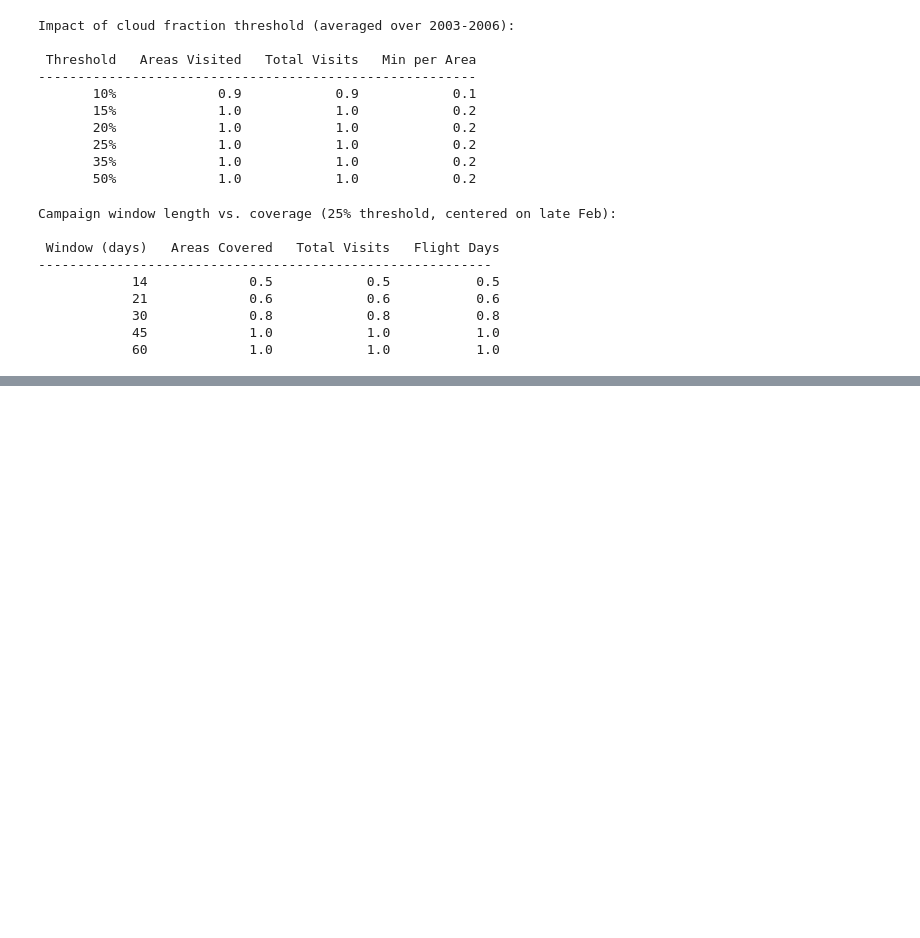
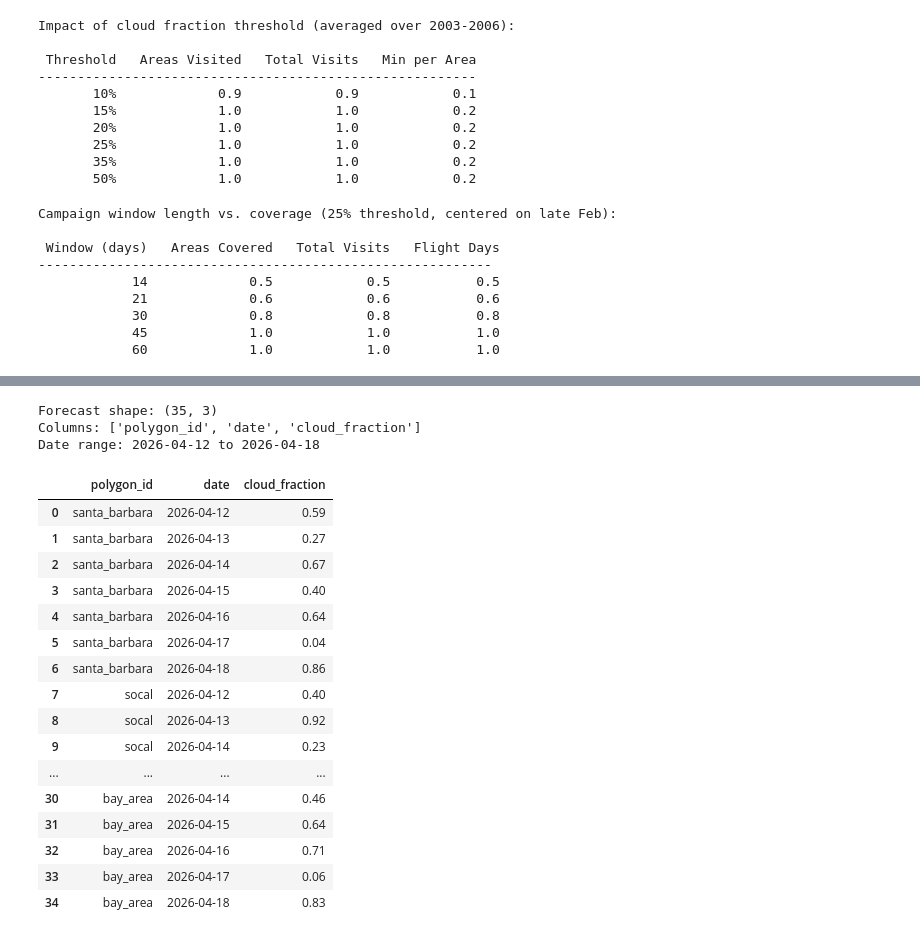
Before and after one commit to ryanpavlick/hyplan, a Jupyter notebook: notebooks/cloud_analysis.ipynb, the cells around one changed output, grey strips where cells are left out. Cells and saved outputs as stored; diff of their text form; code cells hidden in the pictures; blank space fills up the shorter version.

```diff
--- a/notebooks/cloud_analysis.ipynb
+++ b/notebooks/cloud_analysis.ipynb
@@ -372,0 +426,29 @@ clear, cloudy, or mixed.
+# %%
+# Daily forecast (default: 7 days, best-match model)
+forecast_df = fetch_cloud_forecast(polygon_file, forecast_days=7)
+
+print(f"Forecast shape: {forecast_df.shape}")
+print(f"Columns: {list(forecast_df.columns)}")
+print(f"Date range: {forecast_df['date'].min().date()} to {forecast_df['date'].max().date()}")
+forecast_df
+# %% [output]
+Forecast shape: (35, 3)
+Columns: ['polygon_id', 'date', 'cloud_fraction']
+Date range: 2026-04-12 to 2026-04-18
+|  | polygon_id | date | cloud_fraction |
+| 0 | santa_barbara | 2026-04-12 | 0.59 |
+| 1 | santa_barbara | 2026-04-13 | 0.27 |
+| 2 | santa_barbara | 2026-04-14 | 0.67 |
+| 3 | santa_barbara | 2026-04-15 | 0.40 |
+| 4 | santa_barbara | 2026-04-16 | 0.64 |
+| 5 | santa_barbara | 2026-04-17 | 0.04 |
+| 6 | santa_barbara | 2026-04-18 | 0.86 |
+| 7 | socal | 2026-04-12 | 0.40 |
+| 8 | socal | 2026-04-13 | 0.92 |
+| 9 | socal | 2026-04-14 | 0.23 |
+| ... | ... | ... | ... |
+| 30 | bay_area | 2026-04-14 | 0.46 |
+| 31 | bay_area | 2026-04-15 | 0.64 |
+| 32 | bay_area | 2026-04-16 | 0.71 |
+| 33 | bay_area | 2026-04-17 | 0.06 |
+| 34 | bay_area | 2026-04-18 | 0.83 |
```
Also changed, not shown: parts of 10 cells of this notebook, 4 other files.
